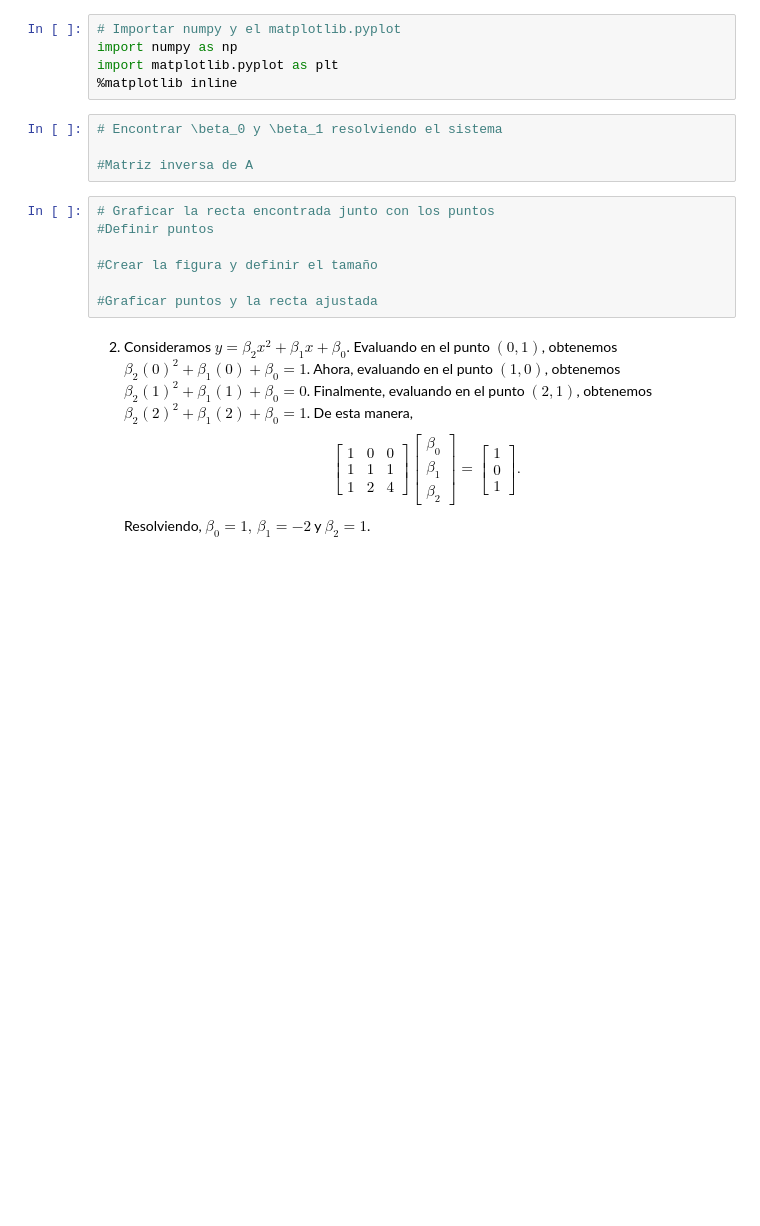
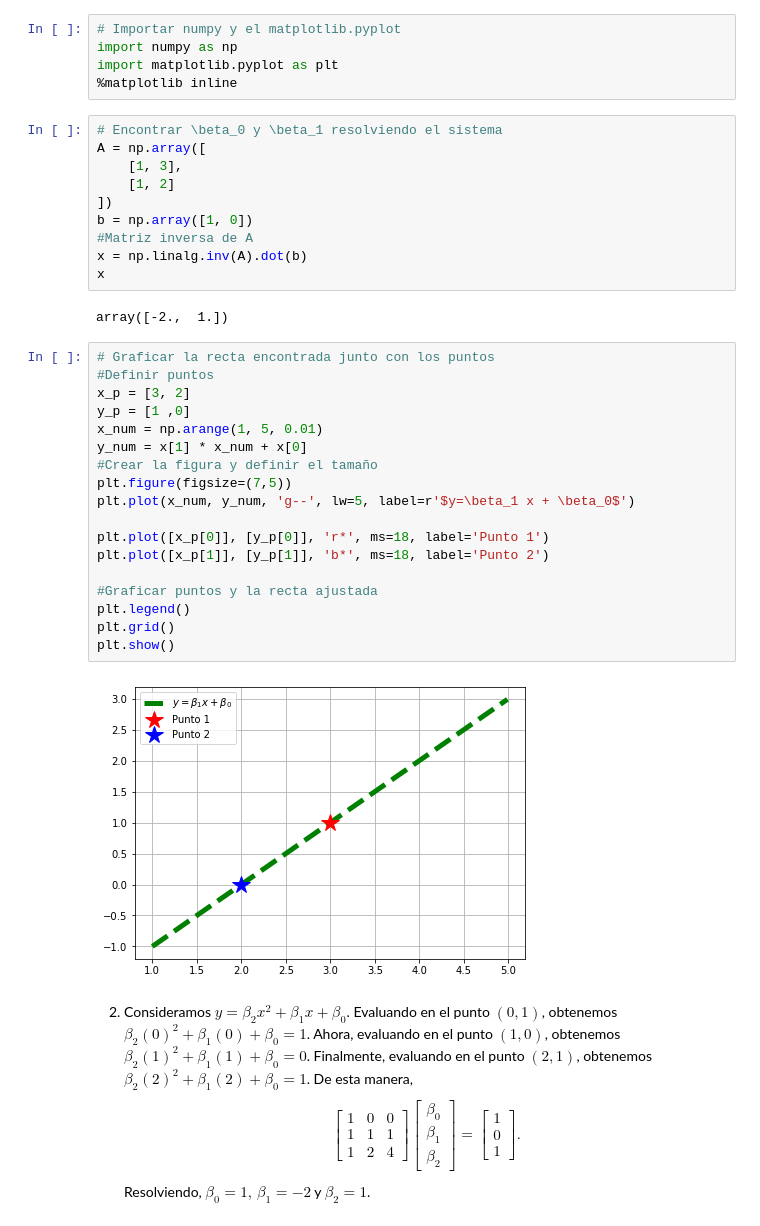
Before and after one commit to kodharius/SimMat-2022-2, a Jupyter notebook: Modulo 1/Clase6_AjusteCurvas.ipynb, the cells around one changed output. Saved outputs shown, nothing was run; the diff lists cells and outputs as text; blank space fills up the shorter version.

```diff
--- a/Modulo 1/Clase6_AjusteCurvas.ipynb
+++ b/Modulo 1/Clase6_AjusteCurvas.ipynb
@@ -70,15 +70,36 @@ import matplotlib.pyplot as plt
 %matplotlib inline
 # %%
 # Encontrar \beta_0 y \beta_1 resolviendo el sistema
-
+A = np.array([
+    [1, 3],
+    [1, 2]
+])
+b = np.array([1, 0])
 #Matriz inversa de A
+x = np.linalg.inv(A).dot(b)
+x
+# %% [output]
+array([-2.,  1.])
-# %%
-# Graficar la recta encontrada junto con los puntos
-#Definir puntos
-
-#Crear la figura y definir el tamaño
-
-#Graficar puntos y la recta ajustada
+# %%
+# Graficar la recta encontrada junto con los puntos
+#Definir puntos
+x_p = [3, 2]
+y_p = [1 ,0]
+x_num = np.arange(1, 5, 0.01)
+y_num = x[1] * x_num + x[0]
+#Crear la figura y definir el tamaño
+plt.figure(figsize=(7,5))
+plt.plot(x_num, y_num, 'g--', lw=5, label=r'$y=\beta_1 x + \beta_0$')
+
+plt.plot([x_p[0]], [y_p[0]], 'r*', ms=18, label='Punto 1')
+plt.plot([x_p[1]], [y_p[1]], 'b*', ms=18, label='Punto 2')
+
+#Graficar puntos y la recta ajustada
+plt.legend()
+plt.grid()
+plt.show()
+# %% [output]
+[figure, added]
 # %% [markdown]
 2. Consideramos $y=\beta_2 x^2 + \beta_1 x + \beta_0$. Evaluando en el punto $(0,1)$, obtenemos $\beta_2(0)^2 + \beta_1(0) + \beta_0 = 1$. Ahora, evaluando en el punto $(1,0)$, obtenemos $\beta_2(1)^2 + \beta_1(1) + \beta_0 = 0$. Finalmente, evaluando en el punto $(2,1)$, obtenemos $\beta_2(2)^2 + \beta_1(2) + \beta_0 = 1$. De esta manera,
 $$\left[\begin{array}{ccc} 1 & 0 & 0 \\ 1 & 1 & 1 \\ 1 & 2 & 4 \end{array}\right]\left[\begin{array}{c} \beta_0 \\ \beta_1 \\ \beta_2 \end{array}\right]=\left[\begin{array}{c} 1 \\ 0 \\ 1 \end{array}\right].$$
```
Also changed, not shown: parts of 32 cells of this notebook, 4 other files.
